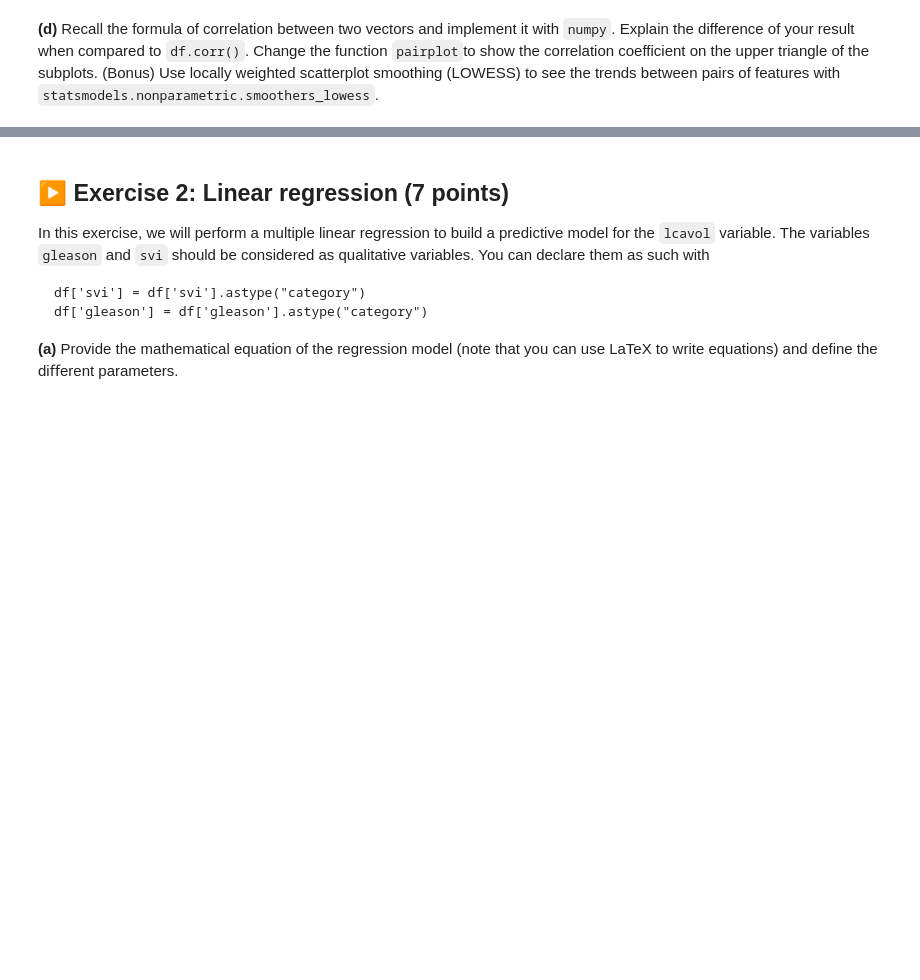
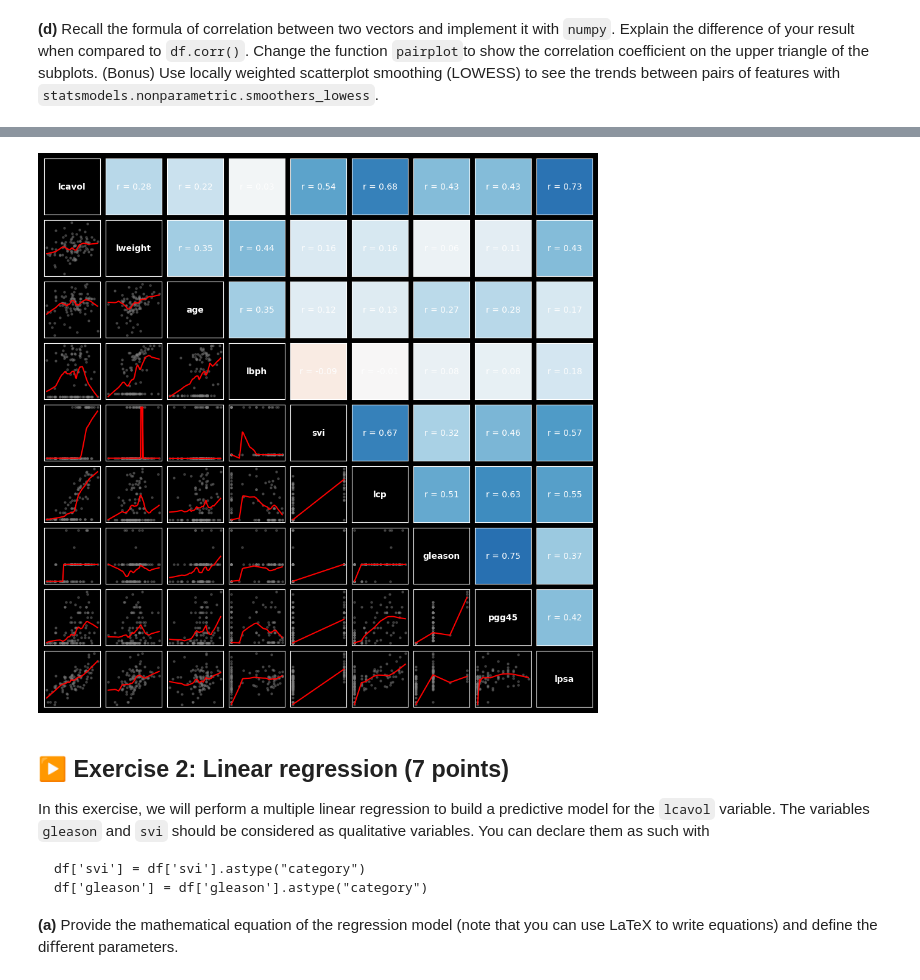
Before and after one commit to ISLA-Grenoble/2026-main, a Jupyter notebook: TP/TP1/TP1.ipynb, the cells around one changed output, grey strips where cells are left out. Saved outputs shown, nothing was run; the diff lists cells and outputs as text; code cells hidden in the pictures; blank space fills up the shorter version.

```diff
--- a/TP/TP1/TP1.ipynb
+++ b/TP/TP1/TP1.ipynb
@@ -144,0 +212,3 @@ plt.show()
+# %%
+corr_matrix_function = df.corr()
+print(corr_matrix_function)
@@ -145,3 +233,49 @@ plt.show()
+# %%
+from statsmodels.nonparametric.smoothers_lowess import lowess
+
+def pairplot_new(df, corr_matrix, figsize=(10, 10)):
+    if isinstance(corr_matrix, pd.DataFrame):
+        corr_matrix = corr_matrix.values
+    n_vars = df.shape[1]
+    fig, ax = plt.subplots(figsize=figsize, ncols=n_vars, nrows=n_vars)
+
+
+    plt.subplots_adjust(wspace=0.1, hspace=0.1, left=0.05, right=0.95, bottom=0.05, top=0.95)
+
+    for i in range(n_vars):
+        for j in range(n_vars):
+            axij = ax[i, j]
+            i_name = df.columns[i]
+            j_name = df.columns[j]
+
+            axij.set_xticks([])
+            axij.set_yticks([])
+
+            if j > i:
+                r = corr_matrix[i, j]
+                axij.text(0.5, 0.5, f"r = {r:.2f}", fontsize=10,
+                          ha='center', va='center', transform=axij.transAxes)
+
+                axij.set_facecolor(plt.cm.RdBu((r + 1) / 2))
+
+            elif i == j:
+                axij.text(0.5, 0.5, i_name, fontsize=10, fontweight='bold',
+                          ha='center', va='center', transform=axij.transAxes)
+
+            else:
+                x = df[j_name].values
+                y = df[i_name].values
+                axij.scatter(x, y, s=5, alpha=0.4, color='gray')
+
+                smoothed = lowess(y, x, frac=0.3)
+                axij.plot(smoothed[:, 0], smoothed[:, 1], color='red', lw=1.5)
+
+    return fig, ax
+
+fig2, ax2 = pairplot_new(df, corr_matrix_function)
+plt.show()
+# %% [output]
+[figure, added]
 # %% [markdown]
 ## ▶️ Exercise 2: Linear regression (7 points)
 
```
Also changed, not shown: parts of 9 cells of this notebook.
